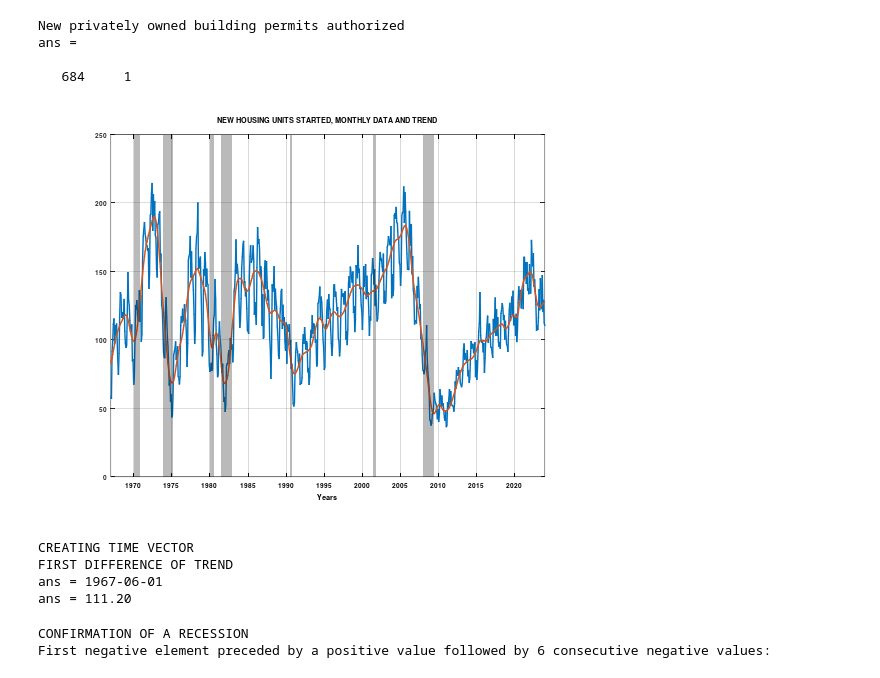
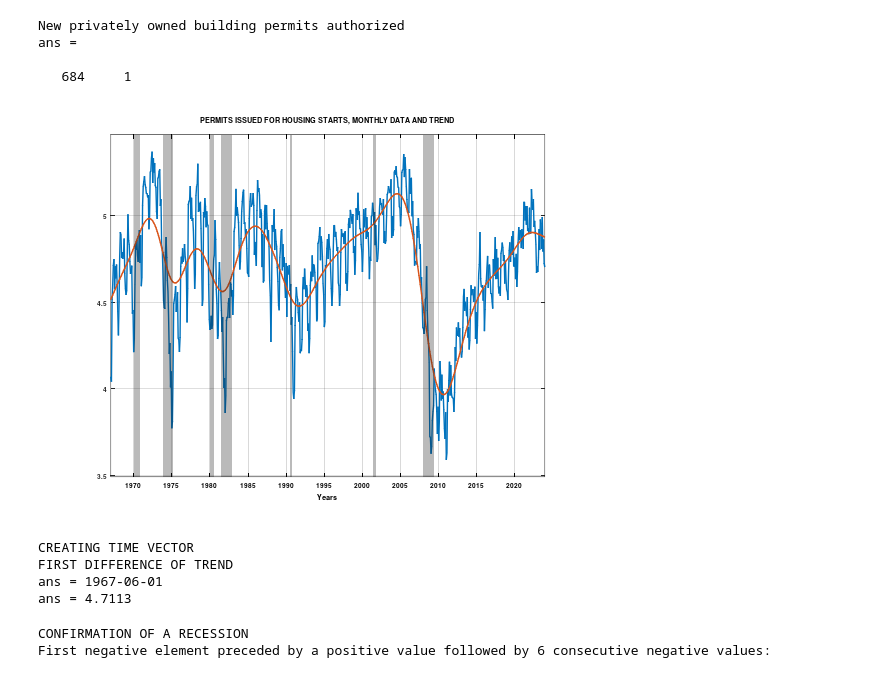
Before and after one commit to Diana-ash/Indicador-Adelantado-LDHR, a Jupyter notebook: CLI.ipynb, the cells around one changed output. Cells and saved outputs as stored; diff of their text form; code cells hidden in the pictures.

Commit message:
Updated data files with new dataset

```diff
--- a/CLI.ipynb
+++ b/CLI.ipynb
@@ -251,6 +282,7 @@ permits=csvread(
 "./MY_DATA/permits.csv");
 permits=permits(98:781,2);
 size(permits)
+permits=log(permits);
 # %% [output]
 New privately owned building permits authorized
 ans =
@@ -274,7 +306,7 @@ dates = dates';
 
 plot(dates, [permits, trendpermits], 'linewidth', 1.4)
 grid on
-title('NEW HOUSING UNITS STARTED, MONTHLY DATA AND TREND')
+title('PERMITS ISSUED FOR HOUSING STARTS, MONTHLY DATA AND TREND')
 
 xlim([startDate endDate]);
 
@@ -288,35 +320,35 @@ xLabels = arrayfun(@num2str, years, 'UniformOutput', false);
 set(gca, 'XTickLabel', xLabels);
 xlabel('Years');
 
 % Increase visibility of x-ticks
 set(gca, 'XTickLabelRotation', 45, 'FontWeight', 'bold', 'FontSize', 10, 'XColor', 'k');
 
 % SHADING OF NBER RECESSIONS
 
 % Recession periods
 recession_periods = [
     datenum(1970, 1, 1), datenum(1970, 11, 1);   % January 1970 to November 1970
     datenum(1973, 11, 1), datenum(1975, 3, 1);   % November 1973 to March 1975
     datenum(1980, 1, 1), datenum(1980, 7, 1);    % January 1980 to July 1980
     datenum(1981, 7, 1), datenum(1982, 11, 1);   % July 1981 to November 1982
     datenum(1990, 7, 1), datenum(1990, 10, 1);   % July 1990 to October 1990
     datenum(2001, 5, 1), datenum(2001, 11, 1);   % May 2001 to November 2001
     datenum(2008, 1, 1), datenum(2009, 6, 1);    % January 2008 to June 2009
     datenum(2020, 2, 1), datenum(2020, 3, 1)     % February 2020 to March 2020
 ];
 
-% ylim([min(trendpermits) - 20, max(trendpermits) + 20]);
+ylim([min(permits) - 0.1, max(permits) + 0.1]);
 y_lim = ylim;
 
 hold on;  % Hold the current plot
 for i = 1:size(recession_periods, 1)
     x_vals = [recession_periods(i, 1), recession_periods(i, 2), recession_periods(i, 2), recession_periods(i, 1)];
     y_vals = [y_lim(1), y_lim(1), y_lim(2), y_lim(2)];
     area(x_vals, y_vals, 'FaceColor', [0.1 0.1 0.1], 'EdgeColor', 'none', 'FaceAlpha', 0.3);
 end
 hold off;
 # %% [output]
-[figure, old version]
+[figure, new version]
 # %%
 disp('CREATING TIME VECTOR')
 time=timefmt4(12,1967,1,684); % last input = number of rows of dataset
@@ -329,7 +361,7 @@ permits(5)
 CREATING TIME VECTOR
 FIRST DIFFERENCE OF TREND
 ans = 1967-06-01
-ans = 111.20
+ans = 4.7113
 # %%
 disp('CONFIRMATION OF A RECESSION')
 window = 6; % window size for consecutive negative values
```
Also changed, not shown: parts of 36 cells of this notebook, 4 other files.
